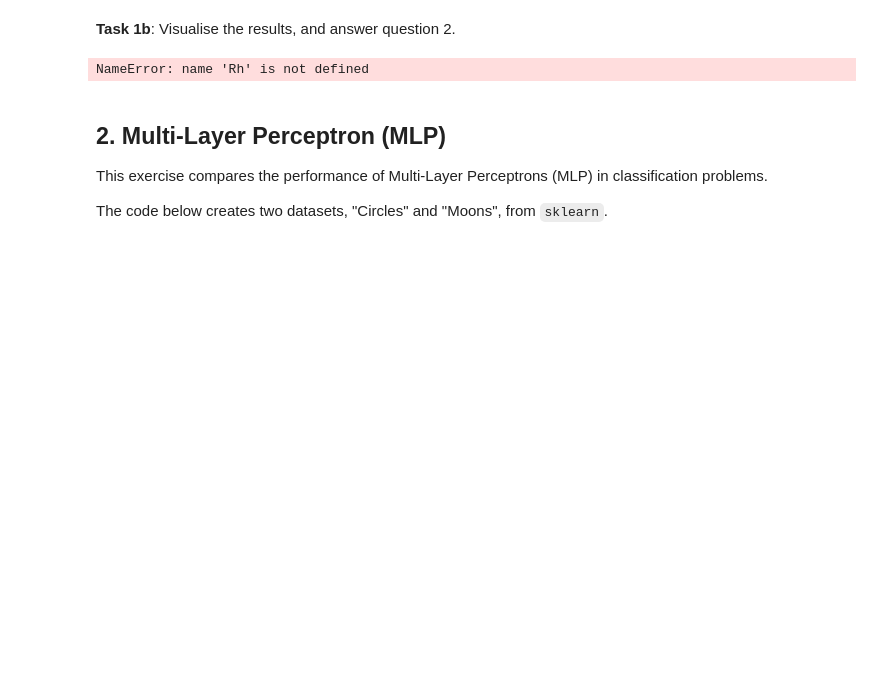
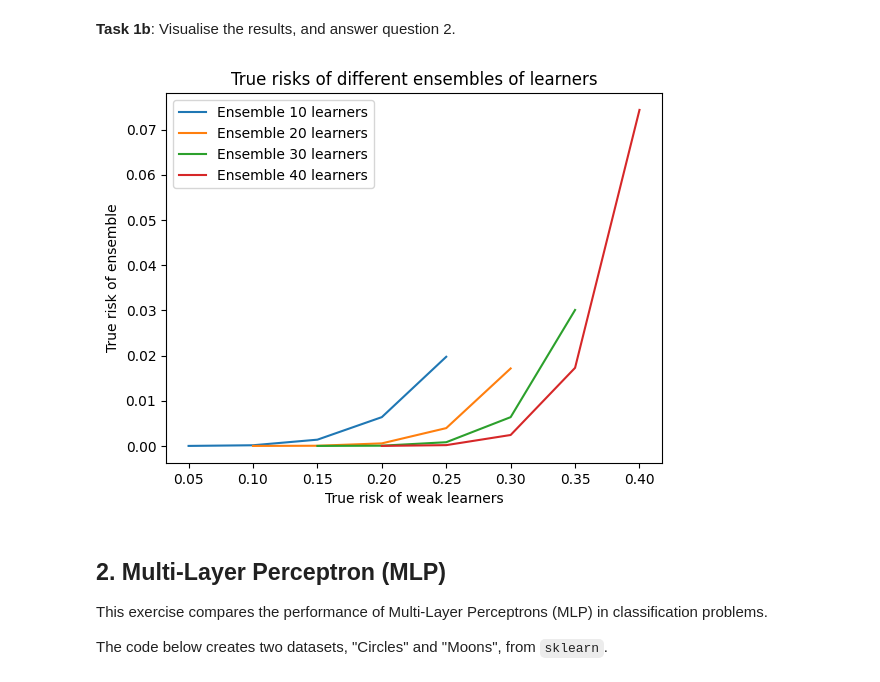
Before and after one commit to simulate111/Supervised-Machine-Learning, a Jupyter notebook: quiz5.ipynb, the cells around one changed output. Cells and saved outputs as stored; diff of their text form; code cells hidden in the pictures; blank space fills up the shorter version.

```diff
--- a/quiz5.ipynb
+++ b/quiz5.ipynb
@@ -11,7 +11,6 @@ This exercise demonstrates the relationship between the true risk of individual
 # %%
 import numpy as np
 from scipy.stats import binom
-
 
 def ensemble_truerisk(nlearner=20, eps=0.2):
     """ compute the ensemble true risk
@@ -23,35 +22,67 @@ def ensemble_truerisk(nlearner=20, eps=0.2):
     Returns:
         Rh (float): true risk of the ensemble
     """
-    # TODO: compute the true risk of the ensemble
+    # Compute the probability of majority voting error
+    majority = nlearner // 2 + 1
+    Rh = 0.0
 
-    return (Rh)
+    for k in range(majority, nlearner + 1):
+        Rh += binom.pmf(k, nlearner, eps)
+
+    return Rh
+# %%
+import numpy as np
+from scipy.stats import binom
+
+def ensemble_truerisk(nlearner=20, eps=0.2):
+    """Compute the ensemble true risk.
+
+    Args:
+        nlearner (int): Number of weak learners.
+        eps (float): True risk of each weak learner.
+
+    Returns:
+        Rh (float): True risk of the ensemble.
+    """
+    # Compute the probability of ensemble misclassification by summing over cases
+    # where more than half of the learners make incorrect predictions.
+    threshold = nlearner // 2 + 1
+    Rh = sum(binom.pmf(k, nlearner, eps) for k in range(threshold, nlearner + 1))
+
+    return Rh
 # %% [markdown]
 **Task 1b**: Visualise the results, and answer question 2.
 # %%
 import matplotlib.pyplot as plt
 
 neps = 5  # number of true risks of weak learners in the ensemble
 nensemble = 4  # number of the ensembles
 # number of weak learners in each ensembles
 llearnerensembles = [(i+1) * 10 for i in range(nensemble)]
 # values of the different true risk of weak learners
 # assigned to each ensemble
 xeps = np.zeros((nensemble, neps))
 for i in range(nensemble):
     xeps[i] = np.linspace(0.05*(i+1), 0.2 + 0.05*(i+1), num=neps)
 
 xtruerisk = np.zeros((nensemble, neps))
 
 for i in range(nensemble):
     for ieps in range(neps):
         xtruerisk[i, ieps] = ensemble_truerisk(
             nlearner=llearnerensembles[i], eps=xeps[i, ieps])
 
+# Visualise `xtruerisk`
+for i in range(nensemble):
+    plt.plot(xeps[i], xtruerisk[i], label=f'Ensemble {llearnerensembles[i]} learners')
 
-# TODO: Visualise `xtruerisk`
+plt.xlabel('True risk of weak learners')
+plt.ylabel('True risk of ensemble')
+plt.title('True risks of different ensembles of learners')
+plt.legend()
+plt.show()
 # %% [output]
-NameError: name 'Rh' is not defined
+[figure, added]
 # %% [markdown]
 ## 2. Multi-Layer Perceptron (MLP)
 
```
Also changed, not shown: parts of 4 cells of this notebook.
